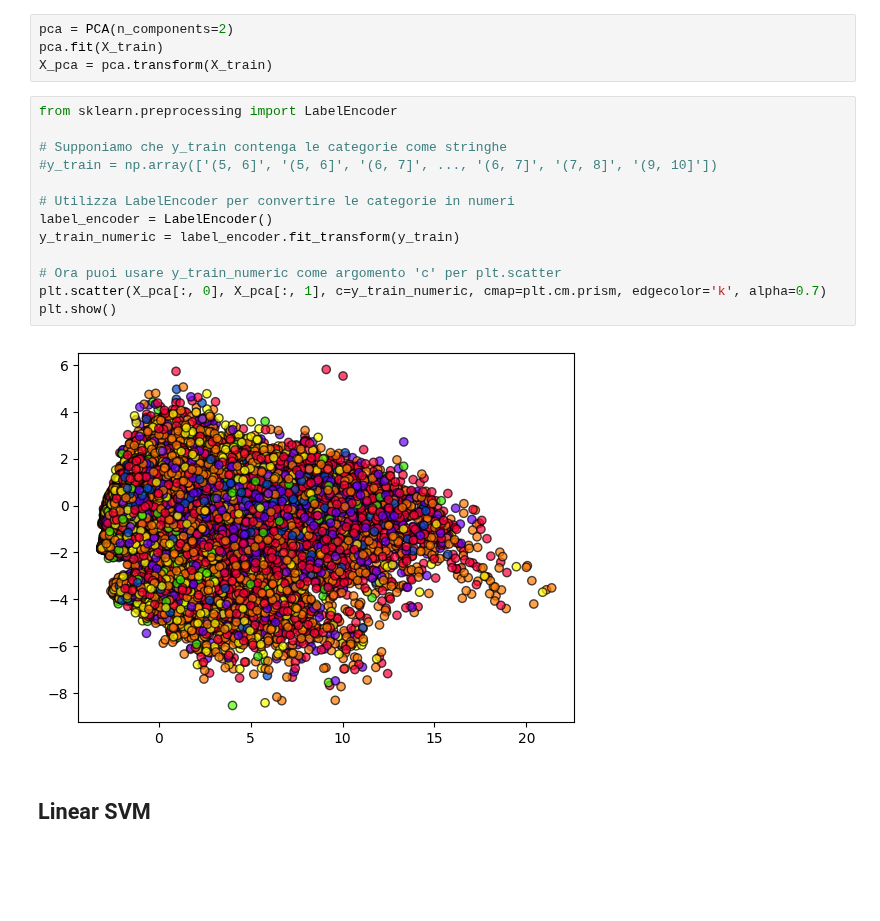
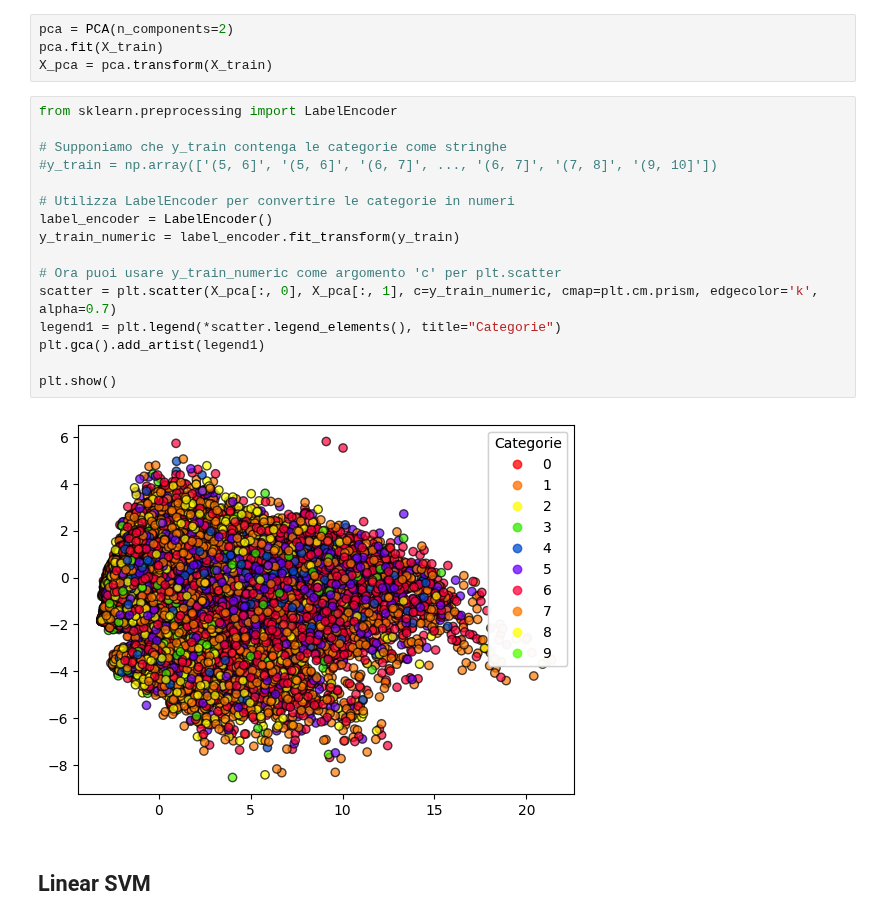
Before and after one commit to luigiascio/Data-Mining-2, a Jupyter notebook: SVM_rating.ipynb, the cells around one changed output. Saved outputs shown, nothing was run; the diff lists cells and outputs as text; blank space fills up the shorter version.

Commit message:
updated images

```diff
--- a/SVM_rating.ipynb
+++ b/SVM_rating.ipynb
@@ -49,18 +49,21 @@ X_pca = pca.transform(X_train)
 # %%
 from sklearn.preprocessing import LabelEncoder
 
 # Supponiamo che y_train contenga le categorie come stringhe
 #y_train = np.array(['(5, 6]', '(5, 6]', '(6, 7]', ..., '(6, 7]', '(7, 8]', '(9, 10]'])
 
 # Utilizza LabelEncoder per convertire le categorie in numeri
 label_encoder = LabelEncoder()
 y_train_numeric = label_encoder.fit_transform(y_train)
 
 # Ora puoi usare y_train_numeric come argomento 'c' per plt.scatter
-plt.scatter(X_pca[:, 0], X_pca[:, 1], c=y_train_numeric, cmap=plt.cm.prism, edgecolor='k', alpha=0.7)
+scatter = plt.scatter(X_pca[:, 0], X_pca[:, 1], c=y_train_numeric, cmap=plt.cm.prism, edgecolor='k', alpha=0.7)
+legend1 = plt.legend(*scatter.legend_elements(), title="Categorie")
+plt.gca().add_artist(legend1)
+
 plt.show()
 # %% [output]
-[figure, old version]
+[figure, new version]
 # %% [markdown]
 ## Linear SVM
 # %%
```
Also changed, not shown: 2 other files.
